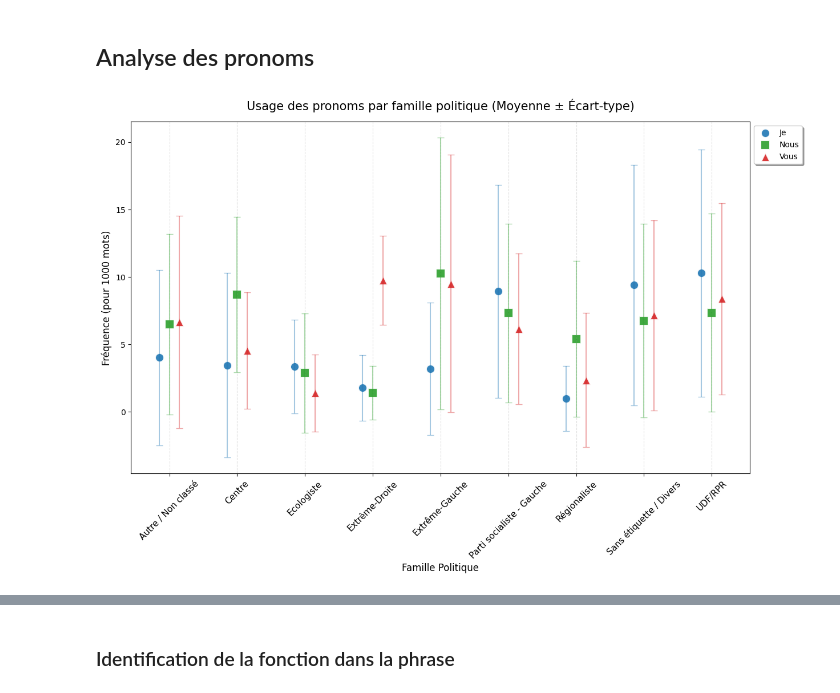
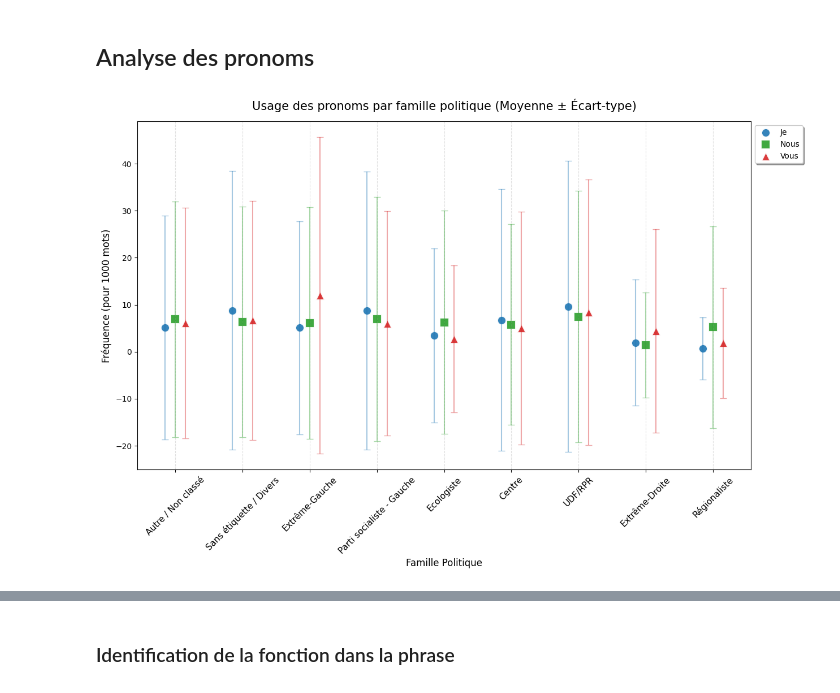
Before and after one commit to itsreivilo/Projet-de-NLP-Olivier, a Jupyter notebook: exploration.ipynb, the cells around one changed output, grey strips where cells are left out. Cells and saved outputs as stored; diff of their text form; code cells hidden in the pictures.

```diff
--- a/exploration.ipynb
+++ b/exploration.ipynb
@@ -391,11 +369,25 @@ for doc in nlp.pipe(textes, batch_size=50, disable=["tagger", "parser", "ner"]):
 # %%
-pronoms_stats = pd.DataFrame(resultats, index=transcriptions['texte_nettoye'].index)
-transcriptions_analysis = pd.concat([transcriptions, pronoms_stats], axis=1)
-transcriptions_analysis = transcriptions_analysis.drop(columns = ['text', 'annee', 'titulaire-soutien', 'texte_nettoye'])
+pronoms_stats = pd.DataFrame(resultats)
+pronoms_stats = pronoms_stats.drop_duplicates(subset='phrase')
+pronoms_stats = pronoms_stats[pronoms_stats['nb_mots'] >= 5]
+
+pronoms_stats = pronoms_stats.merge(
+    transcriptions[['id', 'parti_synthetique', 'titulaire-sexe']],
+    left_on='source_id',
+    right_on='id',
+    how='left'
+).drop(columns='id')
 # %%
-cols_scores = ['je_p1000', 'nous_p1000', 'vous_p1000', 'on_p1000', 'ratio_je_nous', 'ratio_je_vous']
-agg_stats = transcriptions_analysis.groupby('parti_synthetique')[cols_scores].agg(['mean', 'std']).reset_index()
-agg_stats.columns = [f"{col[0]}_{col[1]}" if col[1] != '' else col[0] for col in agg_stats.columns]
+cols_scores = ['je_p1000', 'nous_p1000', 'vous_p1000', 'on_p1000', 'ratio_je_nous', 'ratio_vous_je']
+agg_stats = pronoms_stats.groupby('parti_synthetique')[cols_scores].agg(['mean', 'std']).reset_index()
+ordre_partis = ['Autre / Non classé','Sans étiquette / Divers','Extrême-Gauche', 'Parti socialiste - Gauche', 'Ecologiste',
+'Centre', 'UDF/RPR', 'Extrême-Droite', 'Régionaliste']
+agg_stats['parti_synthetique'] = pd.Categorical(
+    agg_stats['parti_synthetique'],
+    categories=ordre_partis,
+    ordered=True)
+agg_stats = agg_stats.sort_values('parti_synthetique')
+#agg_stats.columns = [f"{col[0]}_{col[1]}" if col[1] != '' else col[0] for col in agg_stats.columns]
 # %%
 df = agg_stats.copy()
 partis = df['parti_synthetique']
@@ -407,7 +399,7 @@ offset = 0.15
 
 plt.scatter(
     y_pos - offset,
-    df['je_p1000_mean'],
+    df['je_p1000']['mean'],
     s=120,                # Taille des points
     c='#1f77b4',          # Couleur Bleu
     marker='o',           # Cercle
@@ -417,12 +409,12 @@ plt.scatter(
     alpha=0.9
 )
 # Barres d'erreur pour Je
-plt.errorbar(y_pos - offset, df['je_p1000_mean'], yerr=df['je_p1000_std'],
+plt.errorbar(y_pos - offset, df['je_p1000']['mean'], yerr=df['je_p1000']['std'],
              fmt='none', ecolor='#1f77b4', alpha=0.4, capsize=4)
 
 plt.scatter(
     y_pos,
-    df['nous_p1000_mean'],
+    df['nous_p1000']['mean'],
     s=120,
     c='#2ca02c',
     marker='s',           # Carré
@@ -432,40 +424,40 @@ plt.scatter(
     alpha=0.9
 )
 # Barres d'erreur pour Nous
-plt.errorbar(y_pos, df['nous_p1000_mean'], yerr=df['nous_p1000_std'],
+plt.errorbar(y_pos, df['nous_p1000']['mean'], yerr=df['nous_p1000']['std'],
              fmt='none', ecolor='#2ca02c', alpha=0.4, capsize=4)
 
 
 plt.scatter(
     y_pos + offset,
-    df['vous_p1000_mean'],
+    df['vous_p1000']['mean'],
     s=120,
     c='#d62728',
     marker='^',           # Triangle
     label='Vous',
     edgecolors='white',
     linewidth=1.5,
     alpha=0.9
 )
 # Barres d'erreur pour Vous
-plt.errorbar(y_pos + offset, df['vous_p1000_mean'], yerr=df['vous_p1000_std'],
+plt.errorbar(y_pos + offset, df['vous_p1000']['mean'], yerr=df['vous_p1000']['std'],
              fmt='none', ecolor='#d62728', alpha=0.4, capsize=4)
 
 plt.title("Usage des pronoms par famille politique (Moyenne ± Écart-type)", fontsize=15, pad=15)
 plt.xlabel("Famille Politique", fontsize=12)
 plt.ylabel("Fréquence (pour 1000 mots)", fontsize=12)
 
 # Remplacement des ticks numériques par les noms des partis
 plt.xticks(y_pos, partis, fontsize=11, rotation = 45)
 
 # Grille horizontale uniquement pour aider à lire les valeurs
 plt.grid(axis='x', linestyle='--', alpha=0.4)
 
 # Légende flottante pour ne pas gêner les points
 plt.legend(loc='upper left', bbox_to_anchor=(1, 1), frameon=True, shadow=True)
 
 
 plt.show()
 # %% [output]
-[figure, old version]
+[figure, new version]
 # %%
```
Also changed, not shown: parts of 23 cells of this notebook.
